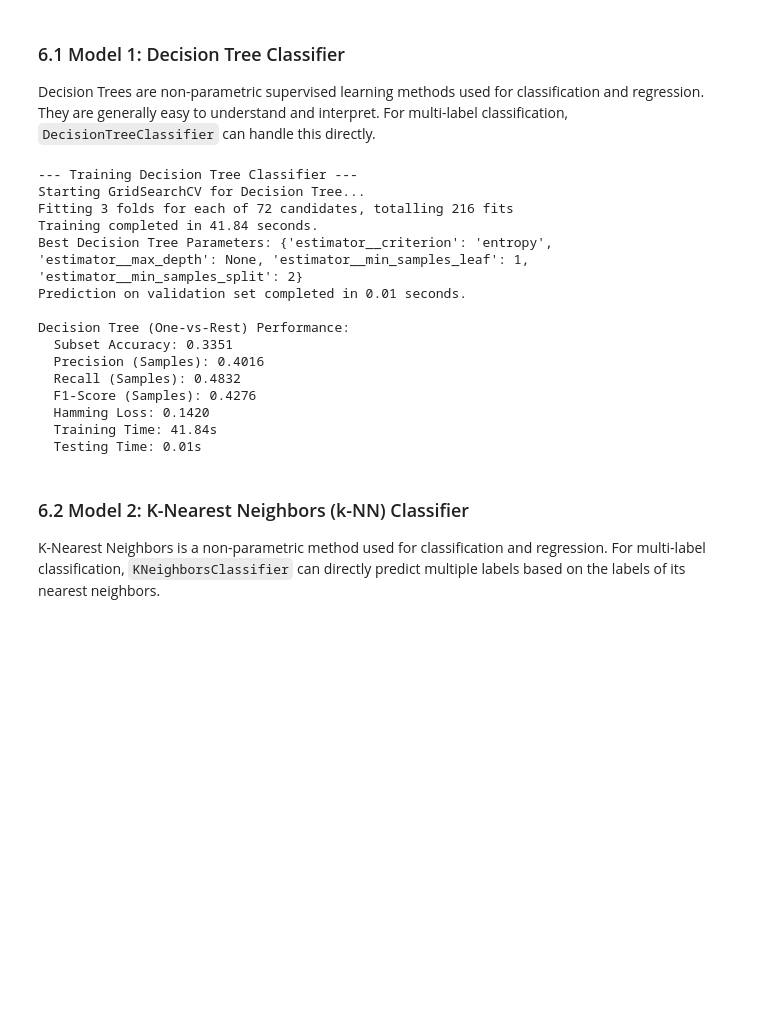
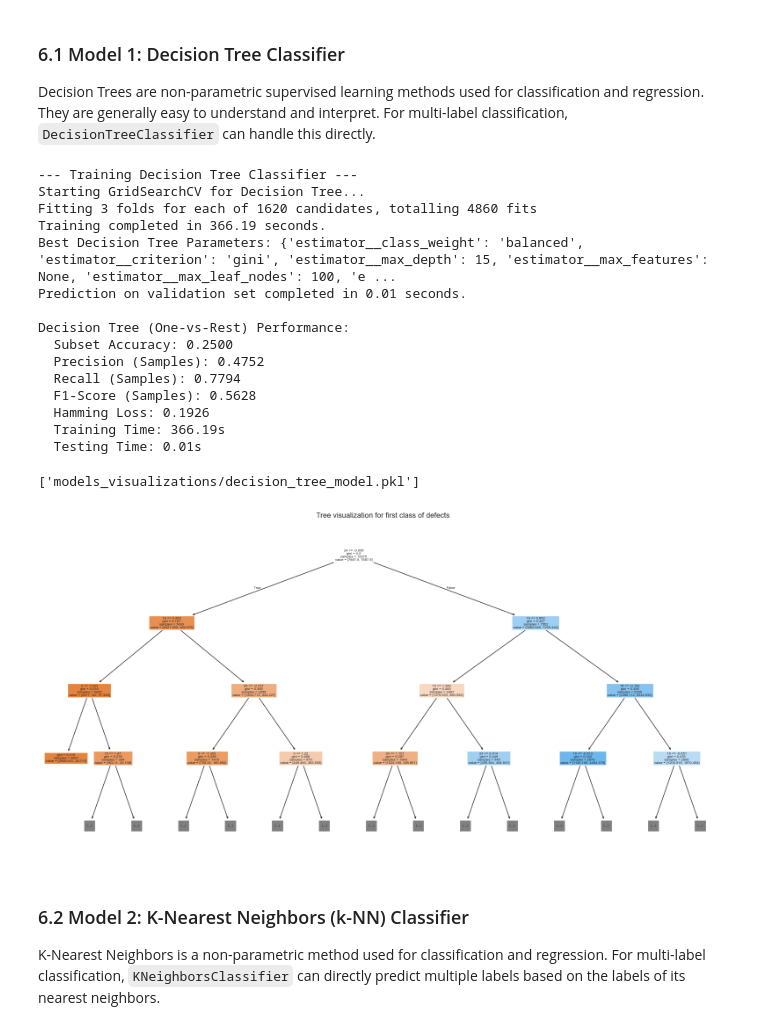
Before and after one commit to alvaroltorres/ai_supervisedlearning, a Jupyter notebook: steel_plate_defect_prediction_sl.ipynb, the cells around one changed output. Cells and saved outputs as stored; diff of their text form; code cells hidden in the pictures; blank space fills up the shorter version.

Commit message:
SL Models ran (analyses and conclusions missing)

```diff
--- a/steel_plate_defect_prediction_sl.ipynb
+++ b/steel_plate_defect_prediction_sl.ipynb
@@ -680,30 +680,17 @@ print("--- Training Decision Tree Classifier ---")
 # Define the parameter grid for Decision Tree
 dt_param_grid = {
     'estimator__criterion': ['gini', 'entropy'],
-    'estimator__max_depth': [None, 10, 20, 30],
+    'estimator__max_depth': [15, 20, 25, 30, None],
     'estimator__min_samples_split': [2, 5, 10],
-    'estimator__min_samples_leaf': [1, 2, 4]
+    'estimator__min_samples_leaf': [1, 2, 4],
+    'estimator__max_features': ['sqrt', 'log2', None],
+    'estimator__class_weight': ['balanced'],
+    'estimator__splitter': ['best', 'random'], # Random splits can sometimes find better patterns
+    'estimator__max_leaf_nodes': [None, 50, 100]  # Limit leaf nodes for better generalization
 }
-# DecisionTreeClassifier can handle multi-label directly.
-# However, to ensure consistent structure and for comparison,
-# we can still wrap it with OneVsRestClassifier for hyperparameter tuning purposes,
-# or use it directly if its multi-label performance is good.
-# For this exercise, we'll use OneVsRestClassifier to train one tree per label.
-# This also makes probability estimation for ROC AUC more straightforward for some base estimators.
-
-# If DecisionTreeClassifier is used directly:
-# dt_base = DecisionTreeClassifier(random_state=42)
-# dt_param_grid = {
-#     'criterion': ['gini', 'entropy'],
-#     'max_depth': [None, 10, 20, 30],
-#     'min_samples_split': [2, 5, 10],
-#     'min_samples_leaf': [1, 2, 4]
-# }
-# dt_grid_search = GridSearchCV(dt_base, dt_param_grid, cv=3, scoring='f1_samples', n_jobs=-1, verbose=1)
-
 
 dt_one_vs_rest = OneVsRestClassifier(DecisionTreeClassifier(random_state=42))
-dt_grid_search = GridSearchCV(dt_one_vs_rest, dt_param_grid, cv=3, scoring='f1_samples', n_jobs=-1, verbose=1)
+dt_grid_search = GridSearchCV(dt_one_vs_rest, dt_param_grid, cv=3, scoring='f1_samples', n_jobs=-1, verbose=2)
 
 print("Starting GridSearchCV for Decision Tree...")
 start_train_time_dt = time.time()
@@ -728,42 +715,56 @@ hamming_dt = hamming_loss(y_val_processed, y_pred_dt)
 
 # Store performance
 model_performance['Decision Tree (OvR)'] = {
     'Subset Accuracy': accuracy_dt,
     'Precision (Samples)': precision_dt,
     'Recall (Samples)': recall_dt,
     'F1-Score (Samples)': f1_dt,
     'Hamming Loss': hamming_dt,
     'Train Time (s)': train_time_dt,
     'Test Time (s)': test_time_dt,
     'Best Params': dt_grid_search.best_params_,
     'Predictions': y_pred_dt, # Store predictions for later use (e.g. confusion matrix)
     'Probabilities': best_dt.predict_proba(X_val_processed) if hasattr(best_dt, "predict_proba") else None # For ROC
 }
 
 print("\nDecision Tree (One-vs-Rest) Performance:")
 print(f"  Subset Accuracy: {accuracy_dt:.4f}")
 print(f"  Precision (Samples): {precision_dt:.4f}")
 print(f"  Recall (Samples): {recall_dt:.4f}")
 print(f"  F1-Score (Samples): {f1_dt:.4f}")
 print(f"  Hamming Loss: {hamming_dt:.4f}")
 print(f"  Training Time: {train_time_dt:.2f}s")
 print(f"  Testing Time: {test_time_dt:.2f}s")
+
+# tree visualization
+from sklearn.tree import plot_tree
+import matplotlib.pyplot as plt
+
+plt.figure(figsize=(20, 10))
+plot_tree(best_dt.estimators_[0], filled=True, feature_names=range(X_train_processed.shape[1]), max_depth=3)
+plt.title("Tree visualization for first class of defects")
+plt.savefig("models_visualizations/decision_tree_class0.png")
+
+# save model
+joblib.dump(best_dt, 'models_visualizations/decision_tree_model.pkl')
 # %% [output]
 --- Training Decision Tree Classifier ---
 Starting GridSearchCV for Decision Tree...
-Fitting 3 folds for each of 72 candidates, totalling 216 fits
-Training completed in 41.84 seconds.
-Best Decision Tree Parameters: {'estimator__criterion': 'entropy', 'estimator__max_depth': None, 'estimator__min_samples_leaf': 1, 'estimator__min_samples_split': 2}
+Fitting 3 folds for each of 1620 candidates, totalling 4860 fits
+Training completed in 366.19 seconds.
+Best Decision Tree Parameters: {'estimator__class_weight': 'balanced', 'estimator__criterion': 'gini', 'estimator__max_depth': 15, 'estimator__max_features': None, 'estimator__max_leaf_nodes': 100, 'e ...
 Prediction on validation set completed in 0.01 seconds.
 
 Decision Tree (One-vs-Rest) Performance:
-  Subset Accuracy: 0.3351
-  Precision (Samples): 0.4016
-  Recall (Samples): 0.4832
-  F1-Score (Samples): 0.4276
-  Hamming Loss: 0.1420
-  Training Time: 41.84s
+  Subset Accuracy: 0.2500
+  Precision (Samples): 0.4752
+  Recall (Samples): 0.7794
+  F1-Score (Samples): 0.5628
+  Hamming Loss: 0.1926
+  Training Time: 366.19s
   Testing Time: 0.01s
+['models_visualizations/decision_tree_model.pkl']
+[figure, added]
 # %% [markdown]
 ### 6.2 Model 2: K-Nearest Neighbors (k-NN) Classifier
 
```
Also changed, not shown: parts of 9 cells of this notebook, 16 other files.
